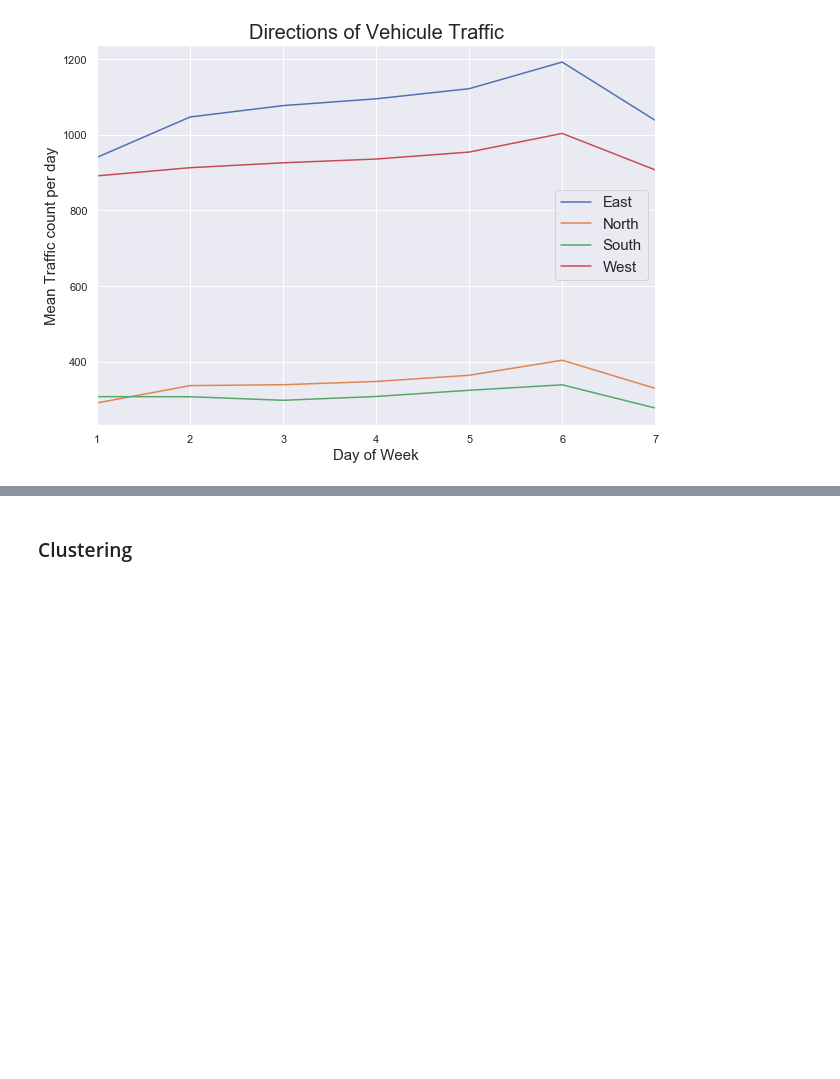
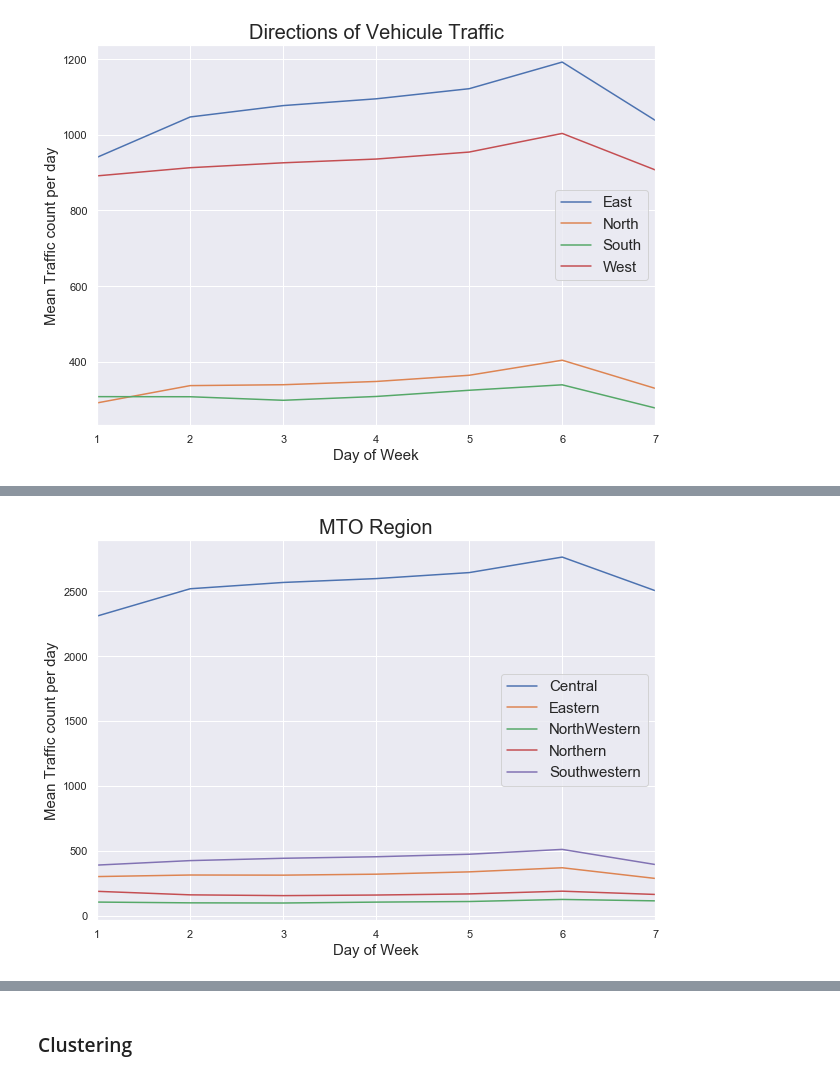
Before and after one commit to Group5github/Group5.github.io, a Jupyter notebook: qtoronto.ipynb, the cells around one changed output, grey strips where cells are left out. Saved outputs shown, nothing was run; the diff lists cells and outputs as text; code cells hidden in the pictures; blank space fills up the shorter version.

```diff
--- a/qtoronto.ipynb
+++ b/qtoronto.ipynb
@@ -766,0 +868,11 @@ This traffic distribution also highlights those living in the northern or southe
+# %%
+ax = data.pivot_table(index="MTORegion", columns=["dayWeekNo"],
+                      values=["totalVehicles"], aggfunc="mean").T.plot(figsize=(10,7))
+ax.set_ylabel('Mean Traffic count per day', fontsize=15)
+ax.set_xlabel('Day of Week', fontsize=15)
+ax.set_title('MTO Region', fontsize=20)
+ax.set_xticklabels(range(1,8),rotation=0)
+ax.legend(fontsize=15)
+None
+# %% [output]
+[figure, added]
```
Also changed, not shown: parts of 68 cells of this notebook, 3 other files.
